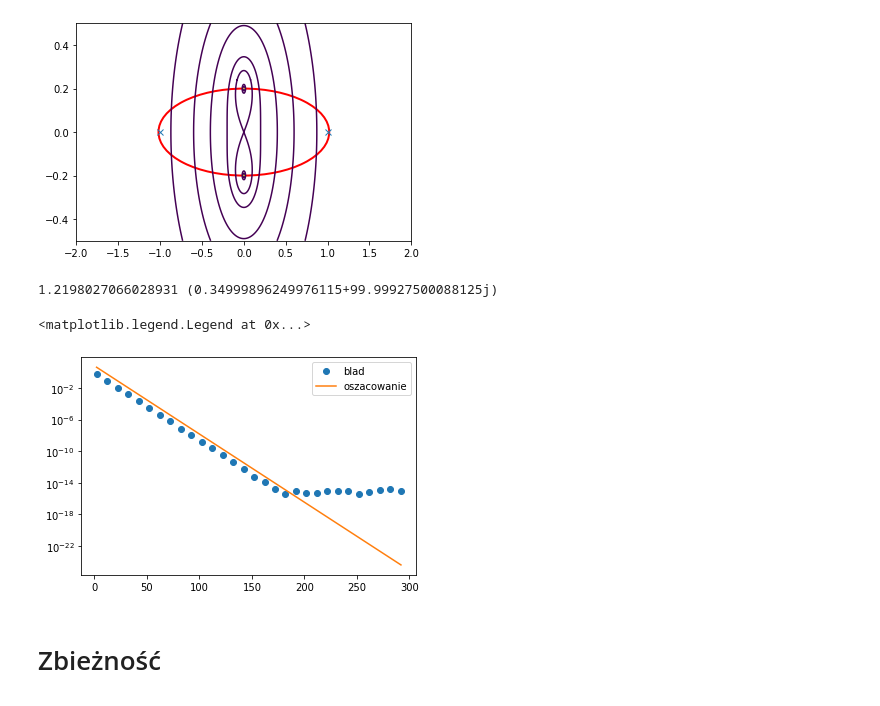
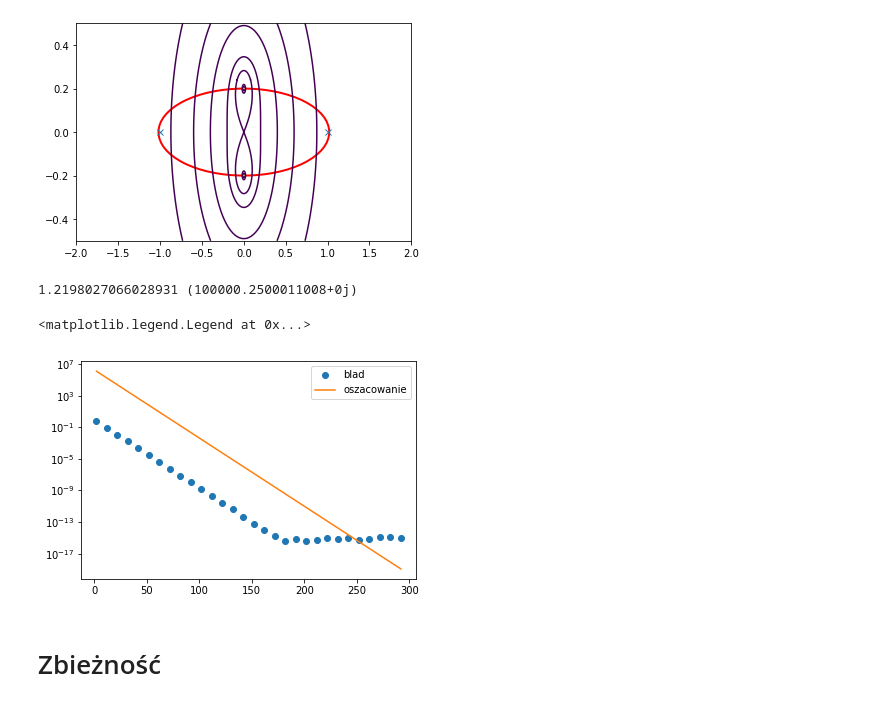
Before and after one commit to wojtekgrzela/public_lectures, a Jupyter notebook: Metody Numeryczne/Lecture 2 (interpolation)/Lecture 2.ipynb, the cells around one changed output. Cells and saved outputs as stored; diff of their text form; code cells hidden in the pictures.

```diff
--- a/Metody Numeryczne/Lecture 2 (interpolation)/Lecture 2.ipynb
+++ b/Metody Numeryczne/Lecture 2 (interpolation)/Lecture 2.ipynb
@@ -261,7 +261,7 @@ $$
 f(x)=\frac{1}{1+25 x^2}
 $$
 # %%
-runge = lambda x:1/(1+25*(x-1e-3)**2)
+runge = lambda x:1/(1+25*x**2)
 
 plt.plot(X,runge(X))
 # %% [output]
@@ -342,12 +346,12 @@ w_j={}&(-1)^j\delta_j\\
 \end{aligned}
 $$
 # %%
-N=12
+N=130000
 x_i=np.array([np.cos(i*np.pi/N) for i in range(0,N+1)])
 y_i=runge(x_i)
 w_i=[np.power(-1,i) for i in range(N+1)]
 w_i[0]=0.5
-w_i[N]=0.5
+w_i[N]=0.5*(-1)**N
 Y=barycentric_interpolate(x_i,y_i,w_i,X)
 # %%
 plt.plot(X,runge(X))
@@ -403,12 +410,12 @@ $f(x)=|\sin{5 x}|^3$
 # %%
 funkcja = lambda x:np.abs(np.sin(5*x))**3
 
-N=1000
+N=60
 x_i=np.array([np.cos(i*np.pi/N) for i in range(0,N+1)])
 y_i=funkcja(x_i)
 w_i=[np.power(-1,i) for i in range(N+1)]
 w_i[0]=0.5
-w_i[N]=0.5
+w_i[N]=0.5*(-1)**N
 Y=barycentric_interpolate(x_i,y_i,w_i,X)
 # %%
 plt.plot(X,funkcja(X))
@@ -420,12 +427,12 @@ plt.plot(X,Y)
 wynik=[]
 I=[]
 Y_org=funkcja(X)
-for k in range(2,1000,10):
+for k in range(2,1000,5):
     x_i=np.array([np.cos(i*np.pi/k) for i in range(0,k+1)])
     y_i=funkcja(x_i)
     w_i=[np.power(-1,i) for i in range(k+1)]
     w_i[0]=0.5
-    w_i[k]=0.5
+    w_i[k]=0.5*(-1)**k
     Y=barycentric_interpolate(x_i,y_i,w_i,X)
     wynik.append(np.abs(np.max((Y-Y_org))))
     I.append(k)
@@ -510,31 +516,31 @@ rho=a+b
 M=runge(1j*b)
 print(rho,M)
 # %% [output]
-1.2198027066028931 (0.34999896249976115+99.99927500088125j)
+1.2198027066028931 (100000.2500011008+0j)
 # %%
 X=np.linspace(-1+1e-5,1-1e-5,101)
 wynik=[]
 I=[]
 Y_org=runge(X)
 for k in range(2,300,10):
     x_i=np.array([np.cos(i*np.pi/k) for i in range(0,k+1)])
     y_i=runge(x_i)
     w_i=[np.power(-1,i) for i in range(k+1)]
     w_i[0]=0.5
-    w_i[k]=0.5
+    w_i[k]=0.5*(-1)**k
     Y=barycentric_interpolate(x_i,y_i,w_i,X)
     wynik.append(np.abs(np.max((Y-Y_org))))
     I.append(k)
 
 runge_zbieznosc=plt.figure()
 ax=plt.gca()
 ax.semilogy(I,wynik,'o',label='blad')
 oszacowanie=[4*np.real(M)*rho**(-x)/(rho-1) for x in I]
 ax.semilogy(I,oszacowanie,label='oszacowanie')
 ax.legend()
 # %% [output]
 <matplotlib.legend.Legend at 0x...>
-[figure, old version]
+[figure, new version]
 # %% [markdown]
 # Zbieżność
 # %%
```
Also changed, not shown: parts of 15 cells of this notebook.
